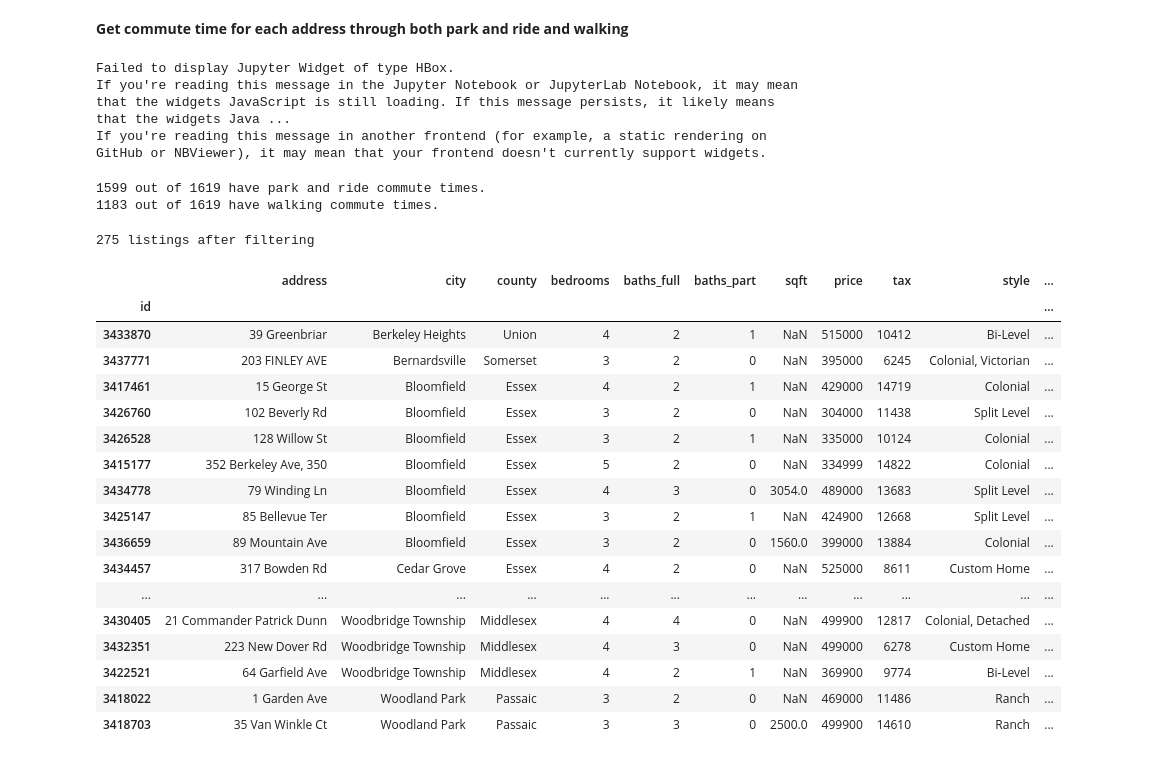
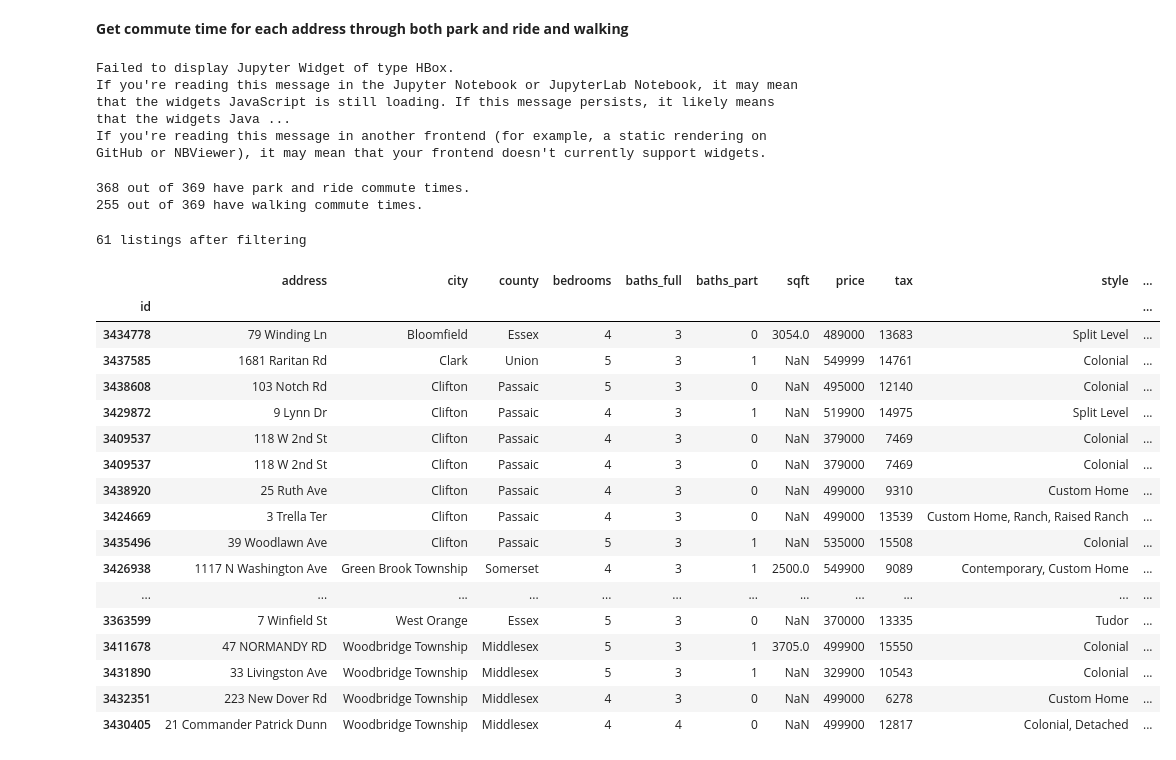
Before and after one commit to AlJohri/nj-house-search, a Jupyter notebook: gsmls.ipynb, the cells around one changed output. Drawn from its saved outputs; the diff is of its cells as text; code cells hidden in the pictures.

```diff
--- a/gsmls.ipynb
+++ b/gsmls.ipynb
@@ -42,24 +41,38 @@ print(MIN_PRICE, MAX_PRICE, MAX_TAX, MIN_BEDS, MIN_BATHS,)
 # %% [markdown]
 **Download listings from [GSMLS](https://www.gsmls.com/)**
 # %%
-from gsmls import get_listings
+from gsmls import get_listings, GSMLSException
 
 listings = []
 for county in tqdm(counties):
 
-    listings += get_listings(county,
-                           min_list_price=MIN_PRICE,
-                           max_list_price=int(math.floor((MAX_PRICE+MIN_PRICE)/2)),
-                           min_bedrooms=MIN_BEDS,
-                           min_bathrooms=MIN_BATHS)
+    try:
+        current_listings1 = get_listings(county,
+                               min_list_price=MIN_PRICE,
+                               max_list_price=int((MAX_PRICE+MIN_PRICE)/2-1),
+                               min_bedrooms=MIN_BEDS,
+                               min_bathrooms=MIN_BATHS)
+    except GSMLSException as e:
+        print(e)
 
-    listings += get_listings(county,
-                           min_list_price=int(math.ceil((MAX_PRICE+MIN_PRICE)/2)),
-                           max_list_price=MAX_PRICE,
-                           min_bedrooms=MIN_BEDS,
-                           min_bathrooms=MIN_BATHS)
+    try:
+        current_listings2 = get_listings(county,
+                               min_list_price=int((MAX_PRICE+MIN_PRICE)/2),
+                               max_list_price=MAX_PRICE,
+                               min_bedrooms=MIN_BEDS,
+                               min_bathrooms=MIN_BATHS)
+    except GSMLSException as e:
+        print(e)
 
-assert len(set([x['id'] for x in listings])) == len(listings)
+    current_listings = current_listings1 + current_listings2
+
+    try:
+        assert len(set([x['id'] for x in current_listings])) == len(current_listings)
+    except AssertionError:
+        raise Exception(f"expected unique results from current_listings1 ({len(current_listings1)}) "
+                        f"and current_listings2 {len(current_listings2)} of county {county}")
+
+    listings += current_listings
 
 print(f"Downloaded {len(listings)} listings from GSMLS.")
 listings = [x for x in listings if x['address']]
@@ -128,15 +127,15 @@ print(sum(1 for listing in listings if listing.get('nyc_duration')),
 Failed to display Jupyter Widget of type HBox.
 If you're reading this message in the Jupyter Notebook or JupyterLab Notebook, it may mean that the widgets JavaScript is still loading. If this message persists, it likely means that the widgets Java ...
 If you're reading this message in another frontend (for example, a static rendering on GitHub or NBViewer), it may mean that your frontend doesn't currently support widgets.
-1599 out of 1619 have park and ride commute times.
-1183 out of 1619 have walking commute times.
+368 out of 369 have park and ride commute times.
+255 out of 369 have walking commute times.
 # %%
 gsmls_filters = lambda x: ((x.address.notnull()) &
                             (~x.city.isin(blacklist_cities)) &
                             (x.barnabas_duration < HALF_HOUR + TEN_MINUTES) &
                             ((x.park_and_ride_duration1 < TEN_MINUTES) & (x.park_and_ride_duration < ONE_HOUR + TEN_MINUTES) | (x.nyc_duration < ONE_HOUR + TEN_MINUTES)) &
                             (~x['style'].str.contains('Townhouse', case=False)) &
-                            # (~x['style'].str.contains('Bi-Level', case=False)) &
+                            (~x['style'].str.contains('Bi-Level', case=False)) &
                             (~x['style'].str.contains('Cape Cod', case=False)) &
                             (~x['style'].str.contains('One Floor Unit', case=False)) &
                             (~x['style'].str.contains('Multi Floor Unit', case=False)) &
@@ -157,29 +156,29 @@ def show_gsmls():
 # %%
 df = show_gsmls()
 df = df[(df.tax < MAX_TAX)]
-df = df.sort_values('city')
+df = df.sort_values(['city', 'sqft'], ascending=[True, False])
 print(len(df), "listings after filtering")
 preview_gsmls_df(df)
 # %% [output]
-275 listings after filtering
+61 listings after filtering
 |  | address | city | county | bedrooms | baths_full | baths_part | sqft | price | tax | style | ... |
 | id |  |  |  |  |  |  |  |  |  |  | ... |
-| 3433870 | 39 Greenbriar | Berkeley Heights | Union | 4 | 2 | 1 | NaN | 515000 | 10412 | Bi-Level | ... |
-| 3437771 | 203 FINLEY AVE | Bernardsville | Somerset | 3 | 2 | 0 | NaN | 395000 | 6245 | Colonial, Victorian | ... |
-| 3417461 | 15 George St | Bloomfield | Essex | 4 | 2 | 1 | NaN | 429000 | 14719 | Colonial | ... |
-| 3426760 | 102 Beverly Rd | Bloomfield | Essex | 3 | 2 | 0 | NaN | 304000 | 11438 | Split Level | ... |
-| 3426528 | 128 Willow St | Bloomfield | Essex | 3 | 2 | 1 | NaN | 335000 | 10124 | Colonial | ... |
-| 3415177 | 352 Berkeley Ave, 350 | Bloomfield | Essex | 5 | 2 | 0 | NaN | 334999 | 14822 | Colonial | ... |
 | 3434778 | 79 Winding Ln | Bloomfield | Essex | 4 | 3 | 0 | 3054.0 | 489000 | 13683 | Split Level | ... |
-| 3425147 | 85 Bellevue Ter | Bloomfield | Essex | 3 | 2 | 1 | NaN | 424900 | 12668 | Split Level | ... |
-| 3436659 | 89 Mountain Ave | Bloomfield | Essex | 3 | 2 | 0 | 1560.0 | 399000 | 13884 | Colonial | ... |
-| 3434457 | 317 Bowden Rd | Cedar Grove | Essex | 4 | 2 | 0 | NaN | 525000 | 8611 | Custom Home | ... |
+| 3437585 | 1681 Raritan Rd | Clark | Union | 5 | 3 | 1 | NaN | 549999 | 14761 | Colonial | ... |
+| 3438608 | 103 Notch Rd | Clifton | Passaic | 5 | 3 | 0 | NaN | 495000 | 12140 | Colonial | ... |
+| 3429872 | 9 Lynn Dr | Clifton | Passaic | 4 | 3 | 1 | NaN | 519900 | 14975 | Split Level | ... |
+| 3409537 | 118 W 2nd St | Clifton | Passaic | 4 | 3 | 0 | NaN | 379000 | 7469 | Colonial | ... |
+| 3409537 | 118 W 2nd St | Clifton | Passaic | 4 | 3 | 0 | NaN | 379000 | 7469 | Colonial | ... |
+| 3438920 | 25 Ruth Ave | Clifton | Passaic | 4 | 3 | 0 | NaN | 499000 | 9310 | Custom Home | ... |
+| 3424669 | 3 Trella Ter | Clifton | Passaic | 4 | 3 | 0 | NaN | 499000 | 13539 | Custom Home, Ranch, Raised Ranch | ... |
+| 3435496 | 39 Woodlawn Ave | Clifton | Passaic | 5 | 3 | 1 | NaN | 535000 | 15508 | Colonial | ... |
+| 3426938 | 1117 N Washington Ave | Green Brook Township | Somerset | 4 | 3 | 1 | 2500.0 | 549900 | 9089 | Contemporary, Custom Home | ... |
 | ... | ... | ... | ... | ... | ... | ... | ... | ... | ... | ... | ... |
+| 3363599 | 7 Winfield St | West Orange | Essex | 5 | 3 | 0 | NaN | 370000 | 13335 | Tudor | ... |
+| 3411678 | 47 NORMANDY RD | Woodbridge Township | Middlesex | 5 | 3 | 1 | 3705.0 | 499900 | 15550 | Colonial | ... |
+| 3431890 | 33 Livingston Ave | Woodbridge Township | Middlesex | 5 | 3 | 1 | NaN | 329900 | 10543 | Colonial | ... |
+| 3432351 | 223 New Dover Rd | Woodbridge Township | Middlesex | 4 | 3 | 0 | NaN | 499000 | 6278 | Custom Home | ... |
 | 3430405 | 21 Commander Patrick Dunn | Woodbridge Township | Middlesex | 4 | 4 | 0 | NaN | 499900 | 12817 | Colonial, Detached | ... |
-| 3432351 | 223 New Dover Rd | Woodbridge Township | Middlesex | 4 | 3 | 0 | NaN | 499000 | 6278 | Custom Home | ... |
-| 3422521 | 64 Garfield Ave | Woodbridge Township | Middlesex | 4 | 2 | 1 | NaN | 369900 | 9774 | Bi-Level | ... |
-| 3418022 | 1 Garden Ave | Woodland Park | Passaic | 3 | 2 | 0 | NaN | 469000 | 11486 | Ranch | ... |
-| 3418703 | 35 Van Winkle Ct | Woodland Park | Passaic | 3 | 3 | 0 | 2500.0 | 499900 | 14610 | Ranch | ... |
 # %%
 import folium
 
```
Also changed, not shown: parts of 4 cells of this notebook, 9 other files.
